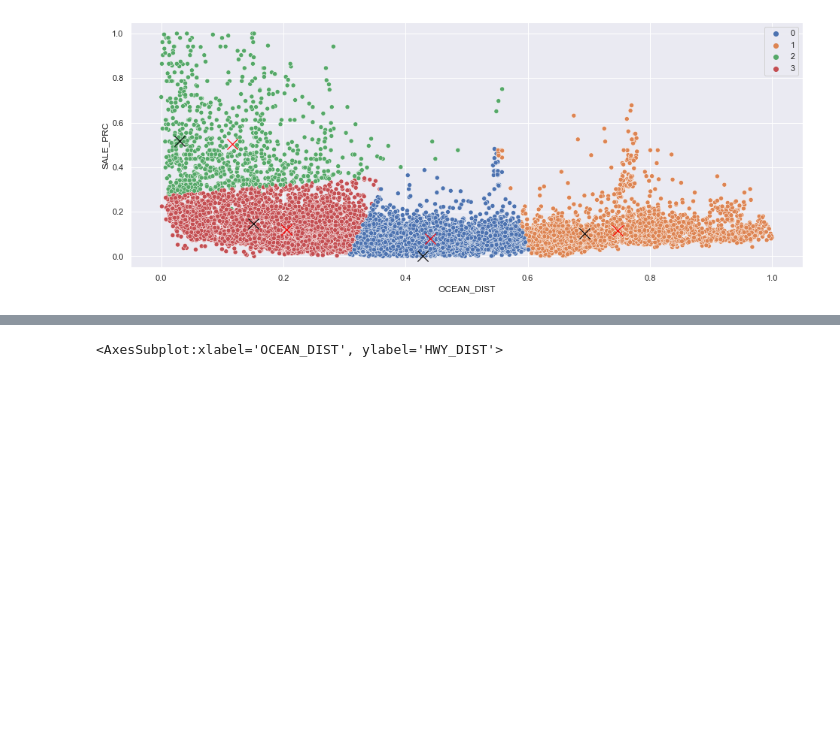
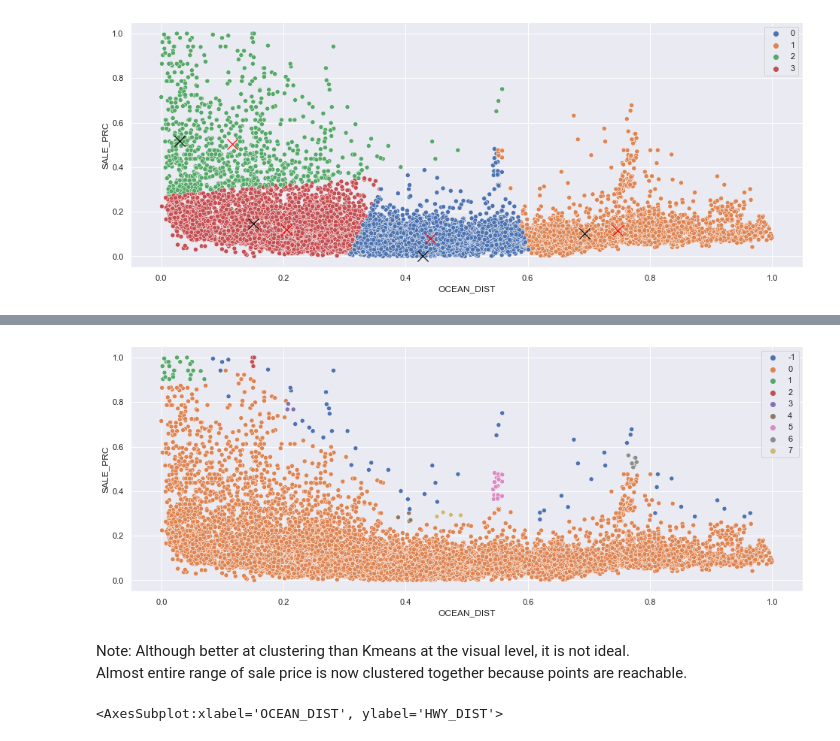
Before and after one commit to S-Samiksha/ClusteringAnalysis, a Jupyter notebook: Kmeans and Kmeans++.ipynb, the cells around one changed output, grey strips where cells are left out. Saved outputs shown, nothing was run; the diff lists cells and outputs as text; code cells hidden in the pictures; blank space fills up the shorter version.

```diff
--- a/Kmeans and Kmeans++.ipynb
+++ b/Kmeans and Kmeans++.ipynb
@@ -268,3 +320,20 @@ sb.scatterplot(data=k_means.cluster_centers_, x=k_means.cluster_centers_[:, 0],
+# %%
+#for dbscan
+dataset = pd.read_csv('./miami_housing.csv')
+X = dataset[['OCEAN_DIST', 'SALE_PRC']]
+X[['OCEAN_DIST', 'SALE_PRC']] = scaler.fit_transform(X[['OCEAN_DIST', 'SALE_PRC']])
+
+clusters = DBSCAN(eps=0.03, min_samples=4).fit(X)
+X['clusters'] = clusters.labels_
+plt.figure(figsize=(16,6))
+p = sb.scatterplot(data=X, x="OCEAN_DIST", y="SALE_PRC", hue=clusters.labels_, legend="full", palette="deep")
+#sns.move_legend(p, "upper right", bbox_to_anchor=(1.17, 1.2), title='Clusters')
+plt.show()
+# %% [output]
+[figure, added]
+# %% [markdown]
+Note: Although better at clustering than Kmeans at the visual level, it is not ideal.<br>
+Almost entire range of sale price is now clustered together because points are reachable.
 # %%
 dataset = pd.read_csv("miami_housing.csv") #import data
 X = dataset[['OCEAN_DIST', 'HWY_DIST', 'PARCELNO']]
```
Also changed, not shown: parts of 9 cells of this notebook.
